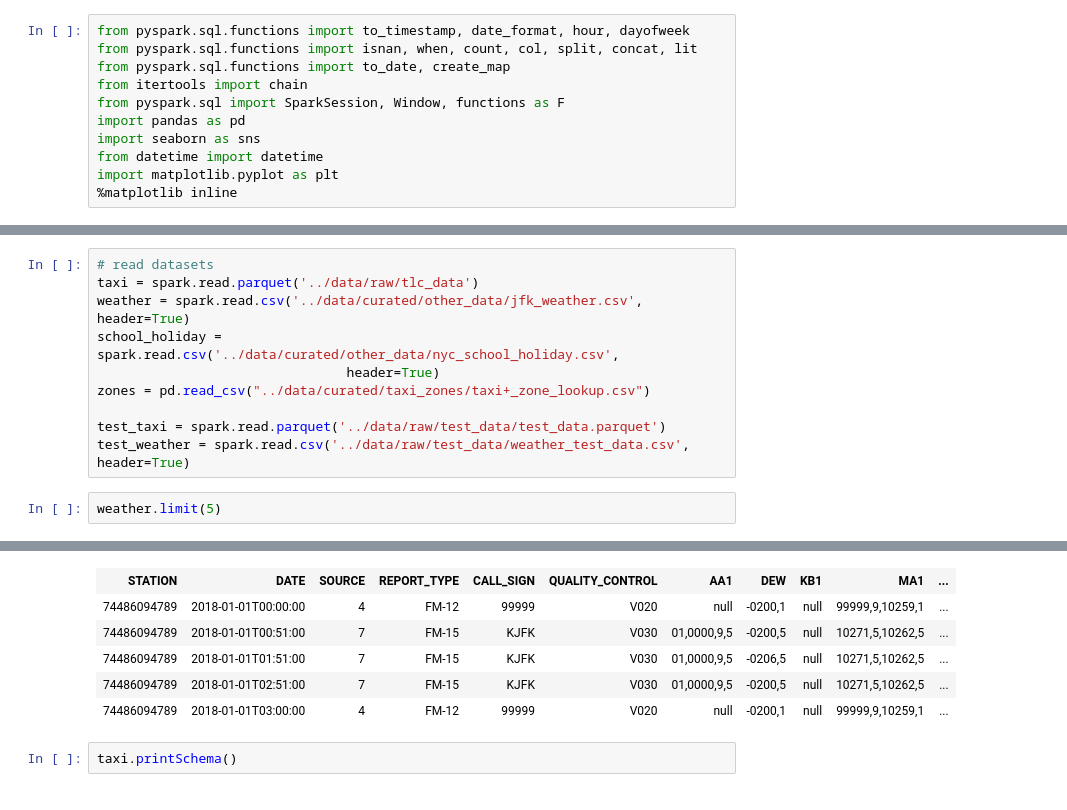
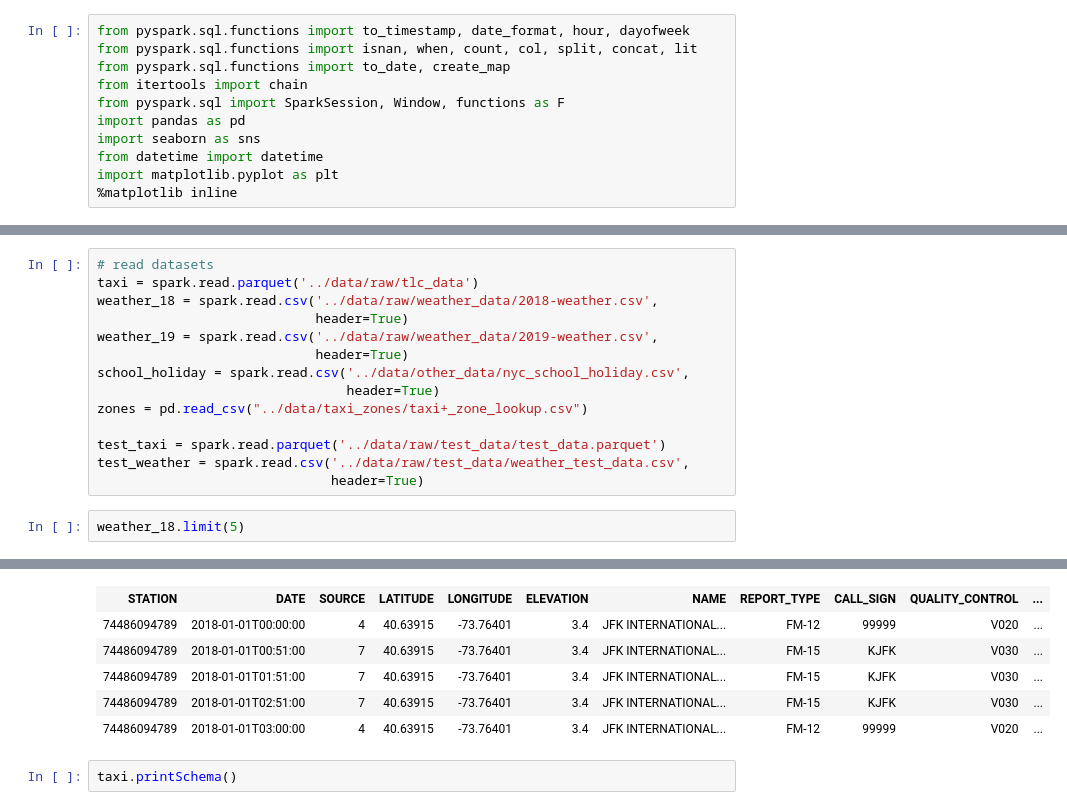
Before and after one commit to MAST30034-Applied-Data-Science/mast30034-project-1-pl0203, a Jupyter notebook: notebooks/preprocess.ipynb, the cells around one changed output, grey strips where cells are left out. Cells and saved outputs as stored; diff of their text form.

```diff
--- a/notebooks/preprocess.ipynb
+++ b/notebooks/preprocess.ipynb
@@ -34,13 +32,17 @@ To adjust logging level use sc.setLogLevel(newLevel). For SparkR, use setLogLeve
 # %%
 # read datasets
 taxi = spark.read.parquet('../data/raw/tlc_data')
-weather = spark.read.csv('../data/curated/other_data/jfk_weather.csv', header=True)
-school_holiday = spark.read.csv('../data/curated/other_data/nyc_school_holiday.csv',
+weather_18 = spark.read.csv('../data/raw/weather_data/2018-weather.csv',
+                            header=True)
+weather_19 = spark.read.csv('../data/raw/weather_data/2019-weather.csv',
+                            header=True)
+school_holiday = spark.read.csv('../data/other_data/nyc_school_holiday.csv',
                                 header=True)
-zones = pd.read_csv("../data/curated/taxi_zones/taxi+_zone_lookup.csv")
+zones = pd.read_csv("../data/taxi_zones/taxi+_zone_lookup.csv")
 
 test_taxi = spark.read.parquet('../data/raw/test_data/test_data.parquet')
-test_weather = spark.read.csv('../data/raw/test_data/weather_test_data.csv', header=True)
+test_weather = spark.read.csv('../data/raw/test_data/weather_test_data.csv',
+                              header=True)
 # %%
-weather.limit(5)
+weather_18.limit(5)
 # %% [output]
@@ -47,9 +50,9 @@ weather.limit(5)
-| STATION | DATE | SOURCE | REPORT_TYPE | CALL_SIGN | QUALITY_CONTROL | AA1 | DEW | KB1 | MA1 | ... |
-| 74486094789 | 2018-01-01T00:00:00 | 4 | FM-12 | 99999 | V020 | null | -0200,1 | null | 99999,9,10259,1 | ... |
-| 74486094789 | 2018-01-01T00:51:00 | 7 | FM-15 | KJFK | V030 | 01,0000,9,5 | -0200,5 | null | 10271,5,10262,5 | ... |
-| 74486094789 | 2018-01-01T01:51:00 | 7 | FM-15 | KJFK | V030 | 01,0000,9,5 | -0206,5 | null | 10271,5,10262,5 | ... |
-| 74486094789 | 2018-01-01T02:51:00 | 7 | FM-15 | KJFK | V030 | 01,0000,9,5 | -0200,5 | null | 10271,5,10262,5 | ... |
-| 74486094789 | 2018-01-01T03:00:00 | 4 | FM-12 | 99999 | V020 | null | -0200,1 | null | 99999,9,10259,1 | ... |
+| STATION | DATE | SOURCE | LATITUDE | LONGITUDE | ELEVATION | NAME | REPORT_TYPE | CALL_SIGN | QUALITY_CONTROL | ... |
+| 74486094789 | 2018-01-01T00:00:00 | 4 | 40.63915 | -73.76401 | 3.4 | JFK INTERNATIONAL... | FM-12 | 99999 | V020 | ... |
+| 74486094789 | 2018-01-01T00:51:00 | 7 | 40.63915 | -73.76401 | 3.4 | JFK INTERNATIONAL... | FM-15 | KJFK | V030 | ... |
+| 74486094789 | 2018-01-01T01:51:00 | 7 | 40.63915 | -73.76401 | 3.4 | JFK INTERNATIONAL... | FM-15 | KJFK | V030 | ... |
+| 74486094789 | 2018-01-01T02:51:00 | 7 | 40.63915 | -73.76401 | 3.4 | JFK INTERNATIONAL... | FM-15 | KJFK | V030 | ... |
+| 74486094789 | 2018-01-01T03:00:00 | 4 | 40.63915 | -73.76401 | 3.4 | JFK INTERNATIONAL... | FM-12 | 99999 | V020 | ... |
 # %%
 taxi.printSchema()
 # %% [output]
```
Also changed, not shown: parts of 20 cells of this notebook, 1 other file.
